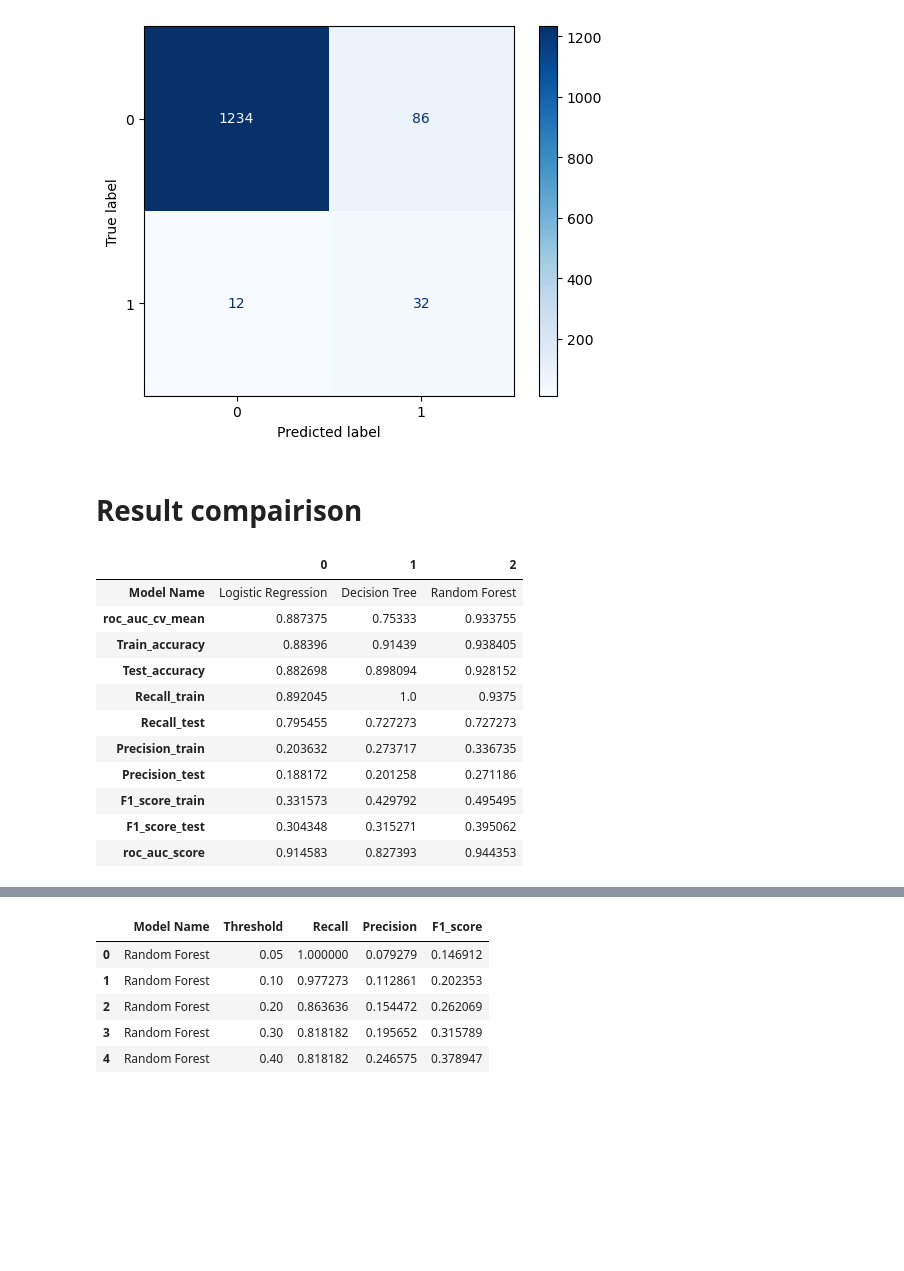
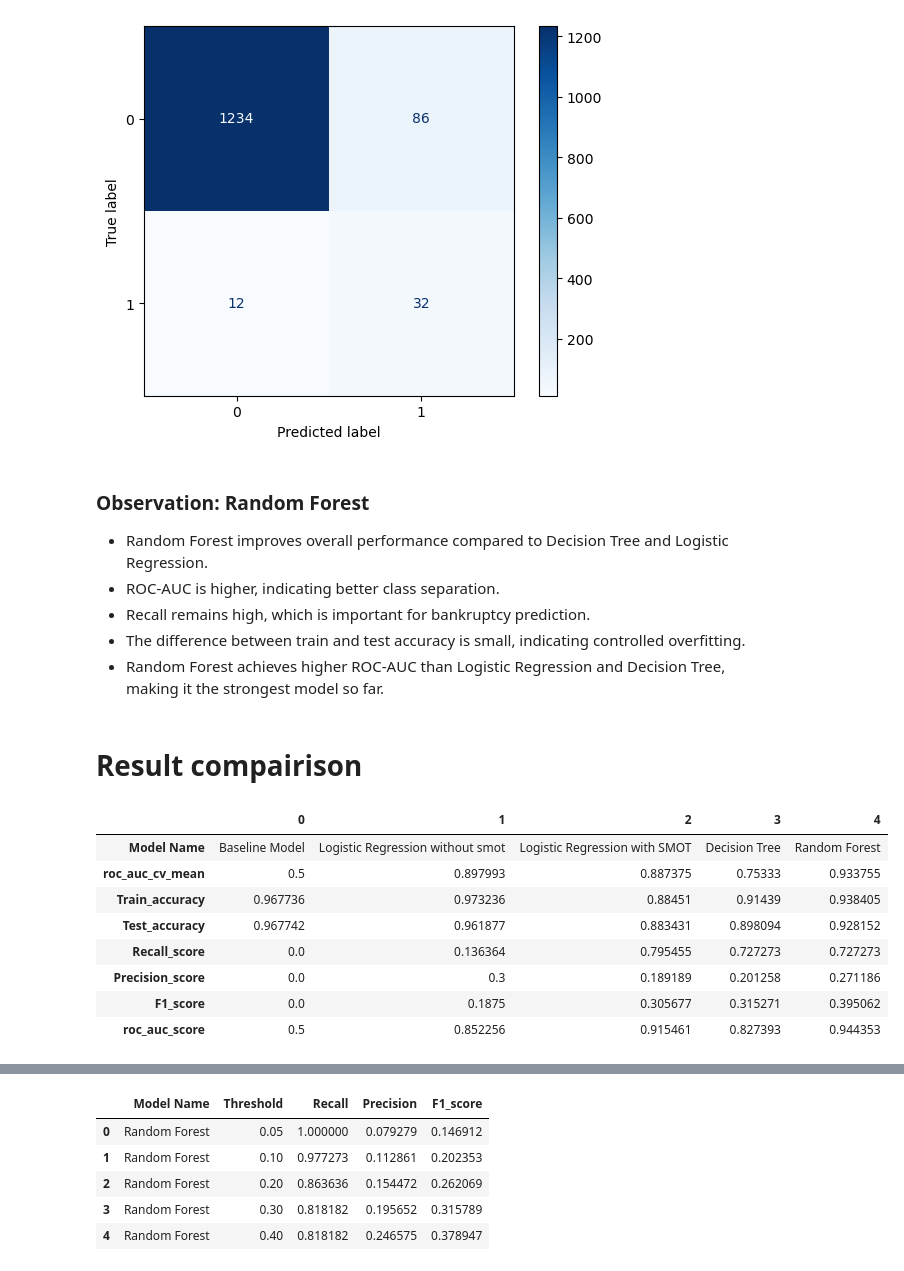
Before and after one commit to Aditya9221/Company-Bankrupt-Prediction-System, a Jupyter notebook: Company Bankruptcy Prediction.ipynb, the cells around one changed output, grey strips where cells are left out. Cells and saved outputs as stored; diff of their text form; code cells hidden in the pictures; blank space fills up the shorter version.

```diff
--- a/Company Bankruptcy Prediction.ipynb
+++ b/Company Bankruptcy Prediction.ipynb
@@ -257,0 +308,8 @@ def cmd(model, X_test, y_test):
+# %%
+lr_pipe = ImbPipeline(steps = [
+    ('scaler', StandardScaler()),
+    ('model', LogisticRegression(max_iter = 1000))
+])
+# %%
+lr_metrics = evaluation(lr_pipe, X_train, X_test, y_train, y_test, model_name = 'Logistic Regression without smot')
+lr_metrics
@@ -258,10 +331,10 @@ def cmd(model, X_test, y_test):
 # %%
-lr_pipe = ImbPipeline(steps = [
+lr_smot_pipe = ImbPipeline(steps = [
     ('scaler', StandardScaler()),
     ('smote', SMOTE(random_state = 42)),
     ('model', LogisticRegression(max_iter = 1000))
 ])
 # %%
-lr_metrics = evaluation(lr_pipe, X_train, X_test, y_train, y_test, model_name = 'Logistic Regression')
-lr_metrics
+lr_smot_metrics = evaluation(lr_smot_pipe, X_train, X_test, y_train, y_test, model_name = 'Logistic Regression with SMOT')
+lr_smot_metrics
 # %% [output]
@@ -326,26 +434,31 @@ rf_metrics
 rf_cmd = cmd(rf, X_test, y_test)
 # %% [output]
 [figure]
+# %% [markdown]
+### Observation: Random Forest
+
+- Random Forest improves overall performance compared to Decision Tree and Logistic Regression.
+- ROC-AUC is higher, indicating better class separation.
+- Recall remains high, which is important for bankruptcy prediction.
+- The difference between train and test accuracy is small, indicating controlled overfitting.
+- Random Forest achieves higher ROC-AUC than Logistic Regression and Decision Tree, making it the strongest model so far.
 # %% [markdown]
 # Result compairison
 # %%
-results = []
-
-results.append(lr_metrics),
-results.append(dt_metrics),
-results.append(rf_metrics)
-res = pd.DataFrame(results).T
-res
+pd.DataFrame([
+    baseline_metrics,
+    lr_metrics,
+    lr_smot_metrics,
+    dt_metrics,
+    rf_metrics
+]).T
 # %% [output]
-|  | 0 | 1 | 2 |
-| Model Name | Logistic Regression | Decision Tree | Random Forest |
-| roc_auc_cv_mean | 0.887375 | 0.75333 | 0.933755 |
-| Train_accuracy | 0.88396 | 0.91439 | 0.938405 |
-| Test_accuracy | 0.882698 | 0.898094 | 0.928152 |
-| Recall_train | 0.892045 | 1.0 | 0.9375 |
-| Recall_test | 0.795455 | 0.727273 | 0.727273 |
-| Precision_train | 0.203632 | 0.273717 | 0.336735 |
-| Precision_test | 0.188172 | 0.201258 | 0.271186 |
-| F1_score_train | 0.331573 | 0.429792 | 0.495495 |
-| F1_score_test | 0.304348 | 0.315271 | 0.395062 |
-| roc_auc_score | 0.914583 | 0.827393 | 0.944353 |
+|  | 0 | 1 | 2 | 3 | 4 |
+| Model Name | Baseline Model | Logistic Regression without smot | Logistic Regression with SMOT | Decision Tree | Random Forest |
+| roc_auc_cv_mean | 0.5 | 0.897993 | 0.887375 | 0.75333 | 0.933755 |
+| Train_accuracy | 0.967736 | 0.973236 | 0.88451 | 0.91439 | 0.938405 |
+| Test_accuracy | 0.967742 | 0.961877 | 0.883431 | 0.898094 | 0.928152 |
+| Recall_score | 0.0 | 0.136364 | 0.795455 | 0.727273 | 0.727273 |
+| Precision_score | 0.0 | 0.3 | 0.189189 | 0.201258 | 0.271186 |
+| F1_score | 0.0 | 0.1875 | 0.305677 | 0.315271 | 0.395062 |
+| roc_auc_score | 0.5 | 0.852256 | 0.915461 | 0.827393 | 0.944353 |
```
Also changed, not shown: parts of 38 cells of this notebook.
